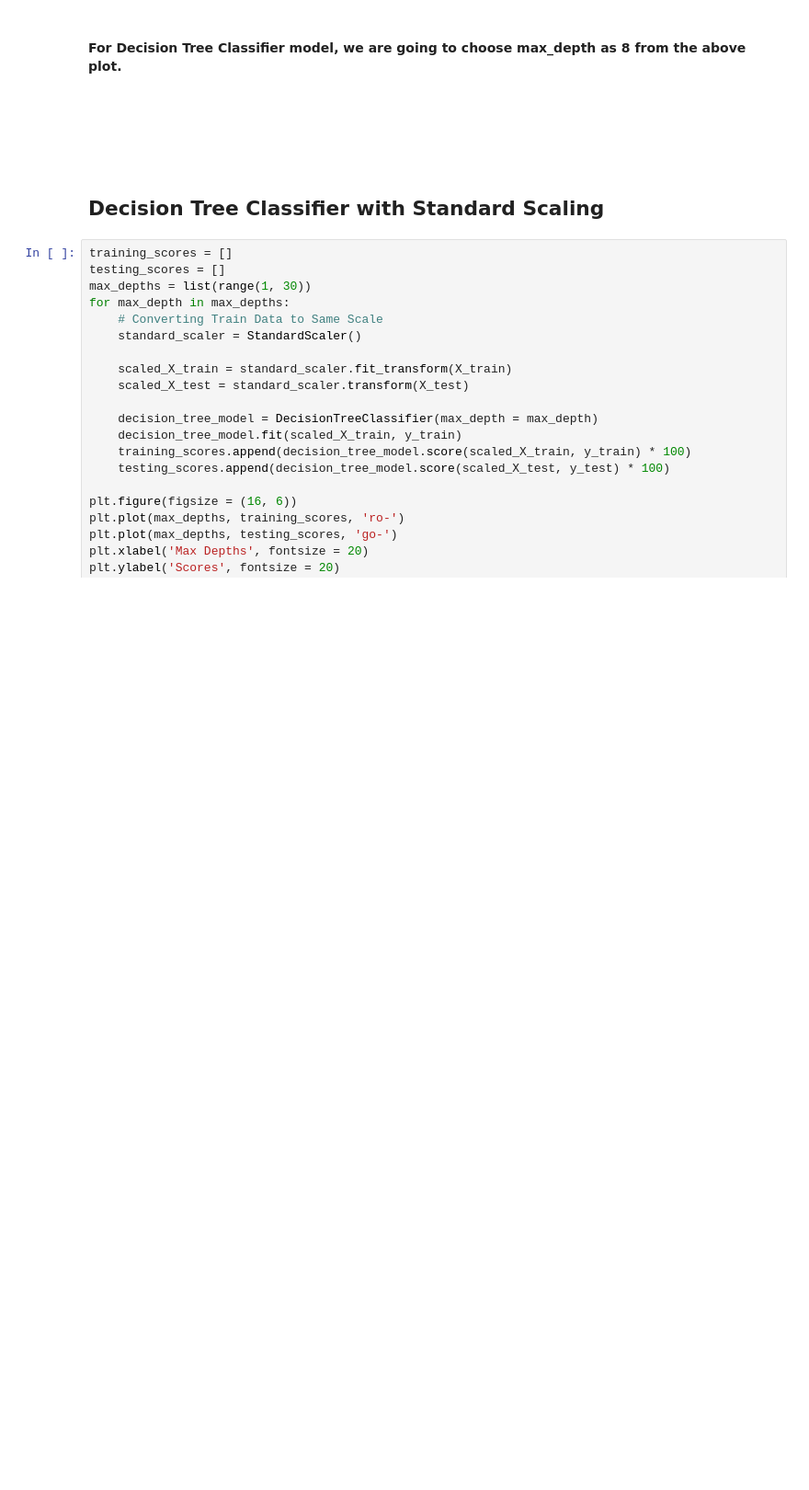
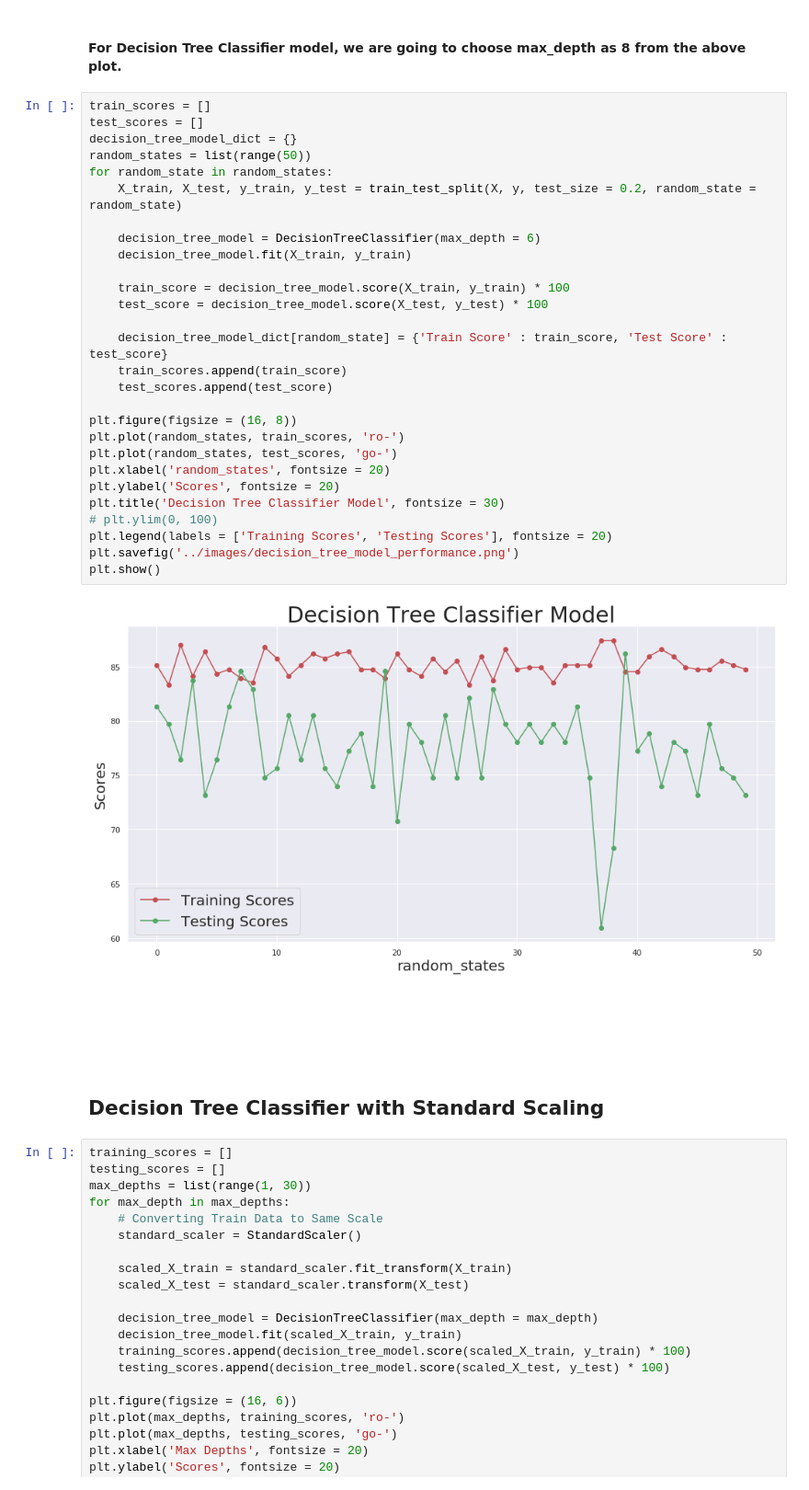
Before and after one commit to ASHOKKUMAR-K/Machine-Learning-Projects, a Jupyter notebook: 02. Loan Prediction/Notebooks/Loan Prediction.ipynb, the cells around one changed output. Shown at 92% size. Drawn from its saved outputs; the diff is of its cells as text; blank space fills up the shorter version.

```diff
--- a/02. Loan Prediction/Notebooks/Loan Prediction.ipynb
+++ b/02. Loan Prediction/Notebooks/Loan Prediction.ipynb
@@ -1469,5 +1788,35 @@ for scores in zip(training_scores, testing_scores, abs(np.array(training_scores)
 # %% [markdown]
 #### For Decision Tree Classifier model, we are going to choose max_depth as 8 from the above plot.
+# %%
+train_scores = []
+test_scores = []
+decision_tree_model_dict = {}
+random_states = list(range(50))
+for random_state in random_states:
+    X_train, X_test, y_train, y_test = train_test_split(X, y, test_size = 0.2, random_state = random_state)
+
+    decision_tree_model = DecisionTreeClassifier(max_depth = 6)
+    decision_tree_model.fit(X_train, y_train)
+
+    train_score = decision_tree_model.score(X_train, y_train) * 100
+    test_score = decision_tree_model.score(X_test, y_test) * 100
+
+    decision_tree_model_dict[random_state] = {'Train Score' : train_score, 'Test Score' : test_score}
+    train_scores.append(train_score)
+    test_scores.append(test_score)
+
+plt.figure(figsize = (16, 8))
+plt.plot(random_states, train_scores, 'ro-')
+plt.plot(random_states, test_scores, 'go-')
+plt.xlabel('random_states', fontsize = 20)
+plt.ylabel('Scores', fontsize = 20)
+plt.title('Decision Tree Classifier Model', fontsize = 30)
+# plt.ylim(0, 100)
+plt.legend(labels = ['Training Scores', 'Testing Scores'], fontsize = 20)
+plt.savefig('../images/decision_tree_model_performance.png')
+plt.show()
+# %% [output]
+[figure, added]
 # %% [markdown]
 <br><br><br><br>
 
```
Also changed, not shown: parts of 74 cells of this notebook, 3 other files.
